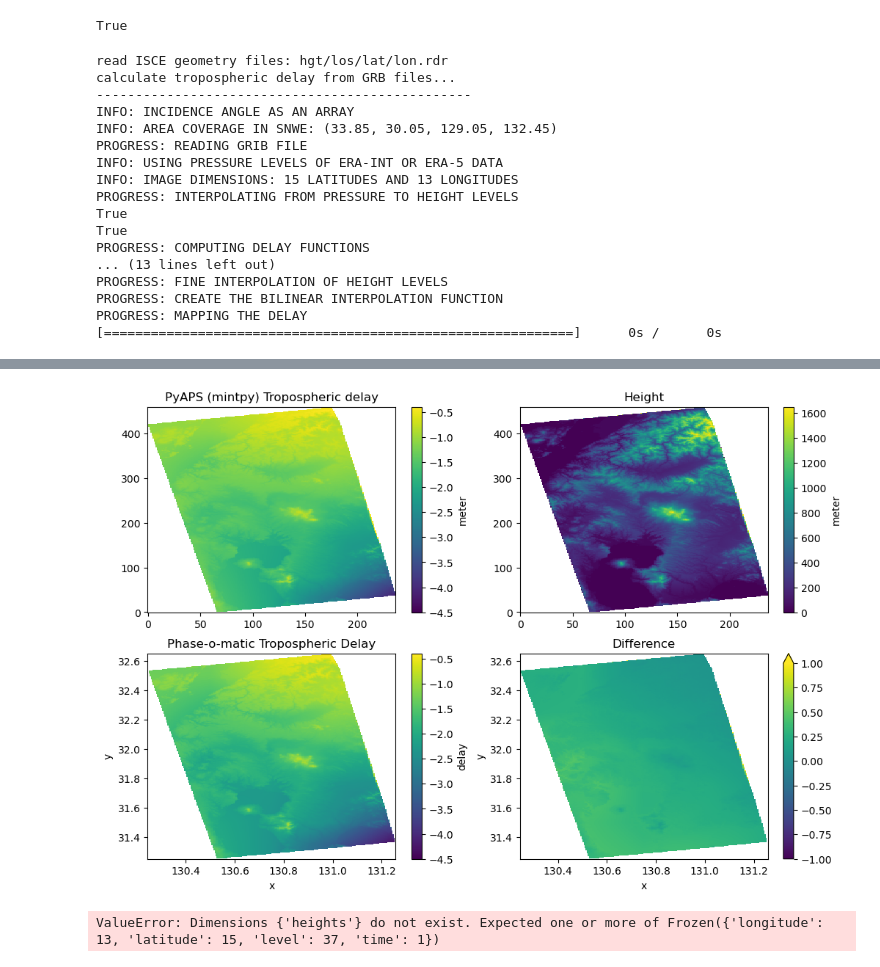
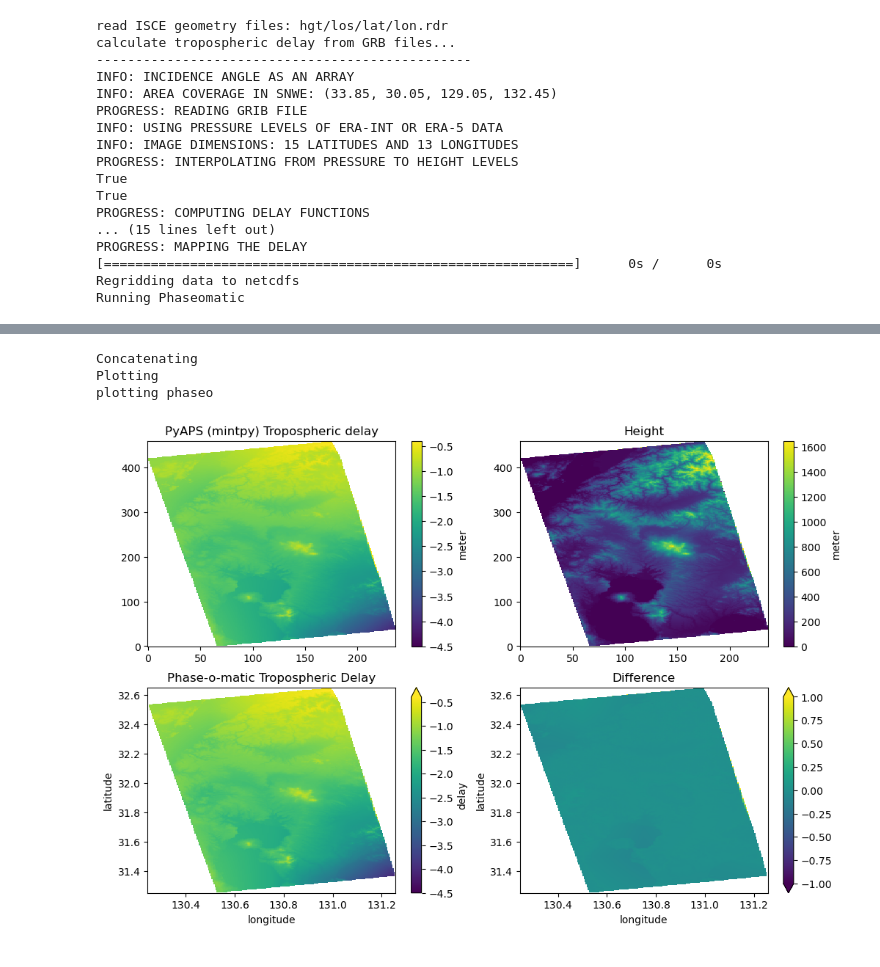
Before and after one commit to ZachHoppinen/phase-o-matic, a Jupyter notebook: notebooks/compare_to_pyaps.ipynb, the cells around one changed output, grey strips where cells are left out. Cells and saved outputs as stored; diff of their text form; code cells hidden in the pictures.

Commit message:
remove old notebooks and add assertion checks to wrapping function

```diff
--- a/notebooks/compare_to_pyaps.ipynb
+++ b/notebooks/compare_to_pyaps.ipynb
@@ -1,10 +1,3 @@
-# %%
-ds = interpolate_to_heights(tmp, max_alt = obj2.hgt[-1])
-ds = calculate_refractive_indexes(ds)
-# %%
-'units' in ds['air_pressure'].attrs
-# %% [output]
-True
 # %%
 import pyaps3 as pa
 import os
@@ -29,6 +22,7 @@ obj2 = pa.PyAPS(grb_file2, dem=dem_pa, inc=inc, lat=lat, lon=lon, grib='ERA5', v
 phs = obj2.getdelay(wvl = 0.238403545) - obj1.getdelay(wvl = 0.238403545)
 
 # regrid data to xarray
+print('Regridding data to netcdfs')
 import numpy as np
 import pandas as pd
 import xarray as xr
@@ -65,13 +59,10 @@ pyaps_phase = xr.DataArray(phs,
 dims = ["y","x"])
 pyaps_phase = regrid_twoD_coords(pyaps_phase)
 
-dem_ds = dem.to_dataset(name = 'dem')
-dem_ds['inc'] = inc
-dem_ds = dem_ds.rename({'lat':'y', 'lon':'x'})
-
 dates = (pd.to_datetime('2010-10-17T14:00'), pd.to_datetime('2011-01-17T14:00'))
 
 # Phase o matic now
+print('Running Phaseomatic')
 from shapely import geometry
 from phase_o_matic.download import download_era
 from phase_o_matic.preprocess import get_vapor_partial_pressure, convert_pressure_to_pascals, interpolate_to_heights, geopotential_to_geopotential_heights
@@ -86,20 +77,30 @@ for date in dates:
     era = get_vapor_partial_pressure(era)
     era = geopotential_to_geopotential_heights(era)
     if date == pd.to_datetime('2010-10-17T14:00'):
-        ds = interpolate_to_heights(era, max_alt = obj1.hgt[-1])
+        ds = interpolate_to_heights(era, max_alt = obj1.hgt[-1], min_alt = dem.min())
     elif date == pd.to_datetime('2011-01-17T14:00'):
-        ds = interpolate_to_heights(era, max_alt = obj2.hgt[-1])
+        ds = interpolate_to_heights(era, max_alt = obj2.hgt[-1], min_alt = dem.min())
     tmp = era.copy()
     ds = calculate_refractive_indexes(ds)
-    ds = get_delay(ds, dem_ds, wavelength = 0.238403545)
+    if 'lat' in dem.coords:
+        dem = dem.rename({'lat':'latitude', 'lon':'longitude'})
+        inc = inc.rename({'lat':'latitude', 'lon':'longitude'})
+        pyaps_phase = pyaps_phase.rename({'lat':'latitude', 'lon':'longitude'})
+    if 'x' in dem.dims:
+        dem = dem.swap_dims({'y':'latitude', 'x':'longitude'})
+        inc = inc.swap_dims({'y':'latitude', 'x':'longitude'})
+        pyaps_phase = pyaps_phase.swap_dims({'y':'latitude', 'x':'longitude'})
+    ds = get_delay(ds, dem, inc, wavelength = 0.238403545)
     eras.append(ds['delay'])
+print('Concatenating')
 era = xr.concat(eras, dim = 'time')
 
 # now plot the two
+print('Plotting')
 fig, axes = plt.subplots(2, 2, figsize = (12, 8))
 
 titles = ['PyAPS (mintpy) Tropospheric delay', 'Height']
-for ax, data, title in zip(axes[0, :], [pyaps_phase.data, dem_ds.dem.data], titles):
+for ax, data, title in zip(axes[0, :], [pyaps_phase.data, dem.data], titles):
     if title == 'Height':
         im = ax.imshow(data, interpolation='nearest', vmin = 0, vmax = 1650, aspect="auto")
     else:
@@ -109,7 +110,7 @@ for ax, data, title in zip(axes[0, :], [pyaps_phase.data, dem_ds.dem.data], titl
     ax.set_title(title)
     cbar = fig.colorbar(im, ax=ax)
     cbar.set_label('meter')
-
+print('plotting phaseo')
 phaseo = (era.isel(time = 1) - era.isel(time = 0))
 phaseo.plot(ax = axes[1, 0], vmin = -4.5, vmax = -0.4)
 (pyaps_phase - phaseo).plot(ax = axes[1, 1], vmax = 1, vmin = -1)
@@ -130,8 +131,8 @@ PROGRESS: INTERPOLATING FROM PRESSURE TO HEIGHT LEVELS
 True
 True
 PROGRESS: COMPUTING DELAY FUNCTIONS
-... (13 lines left out)
-PROGRESS: FINE INTERPOLATION OF HEIGHT LEVELS
-PROGRESS: CREATE THE BILINEAR INTERPOLATION FUNCTION
+... (15 lines left out)
 PROGRESS: MAPPING THE DELAY
 [============================================================]      0s /      0s
+Regridding data to netcdfs
+Running Phaseomatic
@@ -148 +149,4 @@ PROGRESS: MAPPING THE DELAY
+Concatenating
+Plotting
+plotting phaseo
-[figure, old version]
+[figure, new version]
@@ -164,4 +152,0 @@ gridded_ds = xr.apply_ufunc(interp_to_grid,
-# %%
-dataset.interp(heights = heights)
-# %% [output]
-ValueError: Dimensions {'heights'} do not exist. Expected one or more of Frozen({'longitude': 13, 'latitude': 15, 'level': 37, 'time': 1})
```
Also changed, not shown: parts of 3 cells of this notebook, 16 other files.
